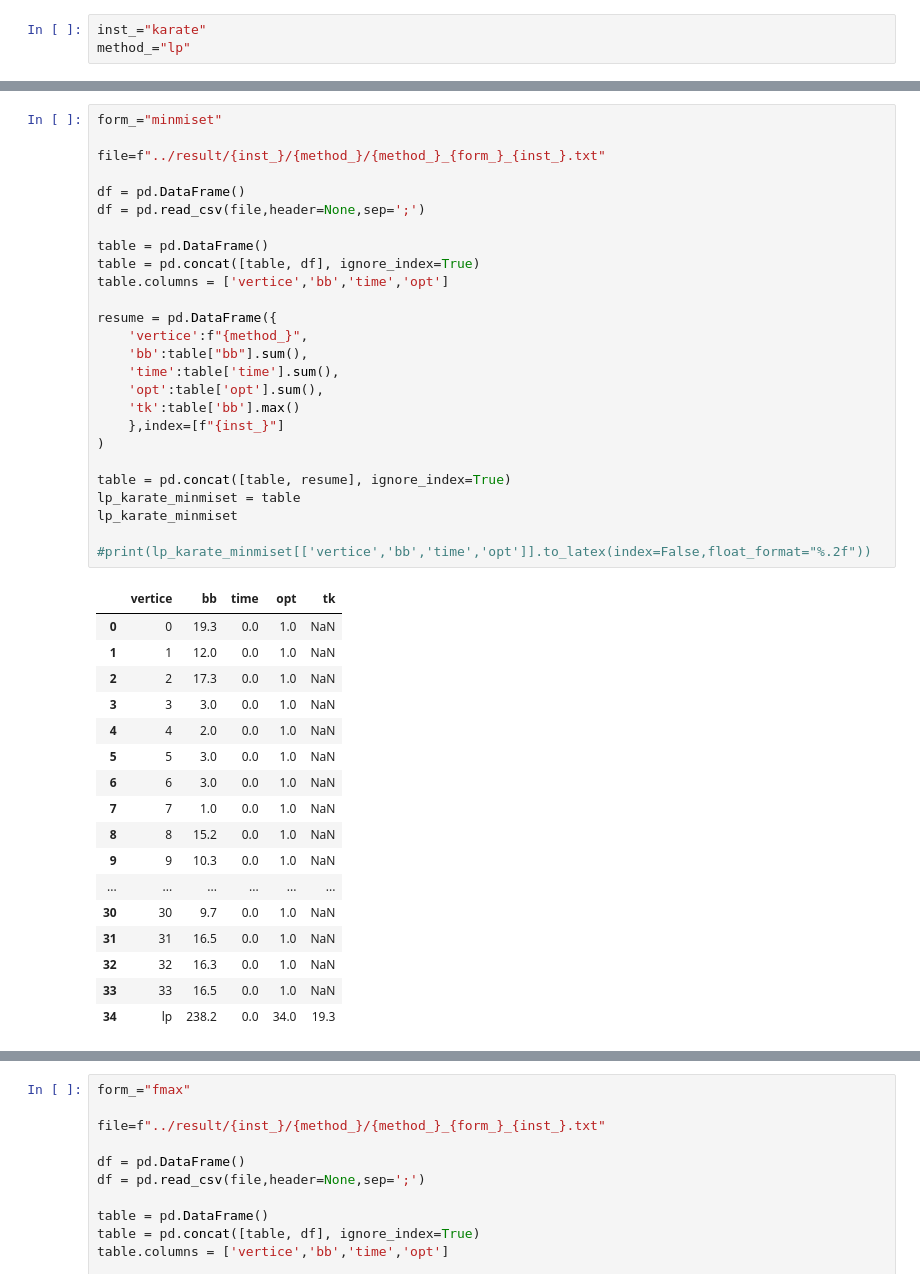
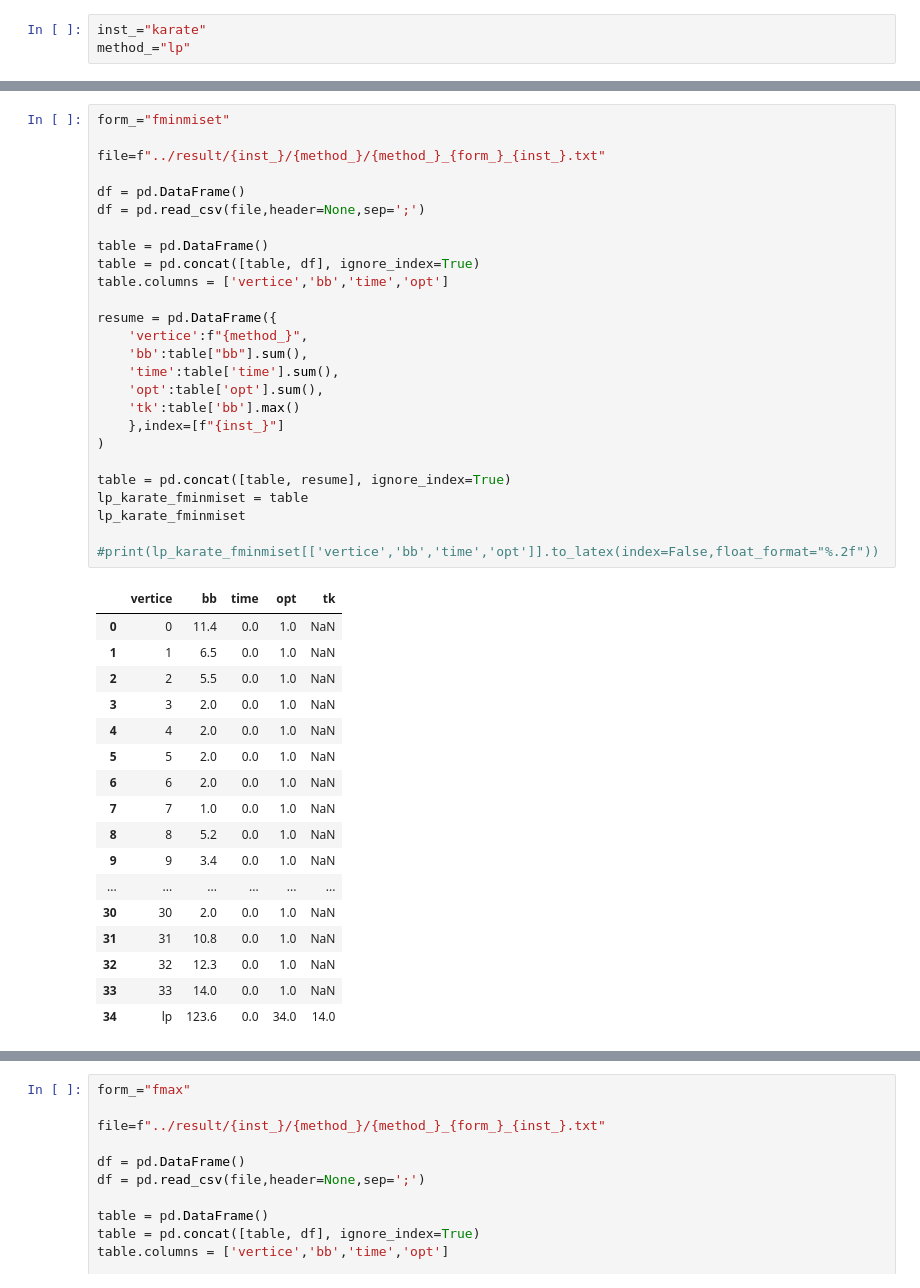
Before and after one commit to jesusossian/tukey, a Jupyter notebook: notebook/results_lp_karate.ipynb, the cells around one changed output, grey strips where cells are left out. Cells and saved outputs as stored; diff of their text form.

```diff
--- a/notebook/results_lp_karate.ipynb
+++ b/notebook/results_lp_karate.ipynb
@@ -52,44 +52,44 @@ lp_karate_fmin
 # %%
-form_="minmiset"
+form_="fminmiset"
 
 file=f"../result/{inst_}/{method_}/{method_}_{form_}_{inst_}.txt"
 
 df = pd.DataFrame()
 df = pd.read_csv(file,header=None,sep=';')
 
 table = pd.DataFrame()
 table = pd.concat([table, df], ignore_index=True)
 table.columns = ['vertice','bb','time','opt']
 
 resume = pd.DataFrame({
     'vertice':f"{method_}",
     'bb':table["bb"].sum(),
     'time':table['time'].sum(),
     'opt':table['opt'].sum(),
     'tk':table['bb'].max()
     },index=[f"{inst_}"]
 )
 
 table = pd.concat([table, resume], ignore_index=True)
-lp_karate_minmiset = table
-lp_karate_minmiset
+lp_karate_fminmiset = table
+lp_karate_fminmiset
 
-#print(lp_karate_minmiset[['vertice','bb','time','opt']].to_latex(index=False,float_format="%.2f"))
+#print(lp_karate_fminmiset[['vertice','bb','time','opt']].to_latex(index=False,float_format="%.2f"))
 # %% [output]
 |  | vertice | bb | time | opt | tk |
-| 0 | 0 | 19.3 | 0.0 | 1.0 | NaN |
-| 1 | 1 | 12.0 | 0.0 | 1.0 | NaN |
-| 2 | 2 | 17.3 | 0.0 | 1.0 | NaN |
-| 3 | 3 | 3.0 | 0.0 | 1.0 | NaN |
+| 0 | 0 | 11.4 | 0.0 | 1.0 | NaN |
+| 1 | 1 | 6.5 | 0.0 | 1.0 | NaN |
+| 2 | 2 | 5.5 | 0.0 | 1.0 | NaN |
+| 3 | 3 | 2.0 | 0.0 | 1.0 | NaN |
 | 4 | 4 | 2.0 | 0.0 | 1.0 | NaN |
-| 5 | 5 | 3.0 | 0.0 | 1.0 | NaN |
-| 6 | 6 | 3.0 | 0.0 | 1.0 | NaN |
+| 5 | 5 | 2.0 | 0.0 | 1.0 | NaN |
+| 6 | 6 | 2.0 | 0.0 | 1.0 | NaN |
 | 7 | 7 | 1.0 | 0.0 | 1.0 | NaN |
-| 8 | 8 | 15.2 | 0.0 | 1.0 | NaN |
-| 9 | 9 | 10.3 | 0.0 | 1.0 | NaN |
+| 8 | 8 | 5.2 | 0.0 | 1.0 | NaN |
+| 9 | 9 | 3.4 | 0.0 | 1.0 | NaN |
 | ... | ... | ... | ... | ... | ... |
-| 30 | 30 | 9.7 | 0.0 | 1.0 | NaN |
-| 31 | 31 | 16.5 | 0.0 | 1.0 | NaN |
-| 32 | 32 | 16.3 | 0.0 | 1.0 | NaN |
-| 33 | 33 | 16.5 | 0.0 | 1.0 | NaN |
-| 34 | lp | 238.2 | 0.0 | 34.0 | 19.3 |
+| 30 | 30 | 2.0 | 0.0 | 1.0 | NaN |
+| 31 | 31 | 10.8 | 0.0 | 1.0 | NaN |
+| 32 | 32 | 12.3 | 0.0 | 1.0 | NaN |
+| 33 | 33 | 14.0 | 0.0 | 1.0 | NaN |
+| 34 | lp | 123.6 | 0.0 | 34.0 | 14.0 |
```
Also changed, not shown: parts of 7 cells of this notebook, 17 other files.
